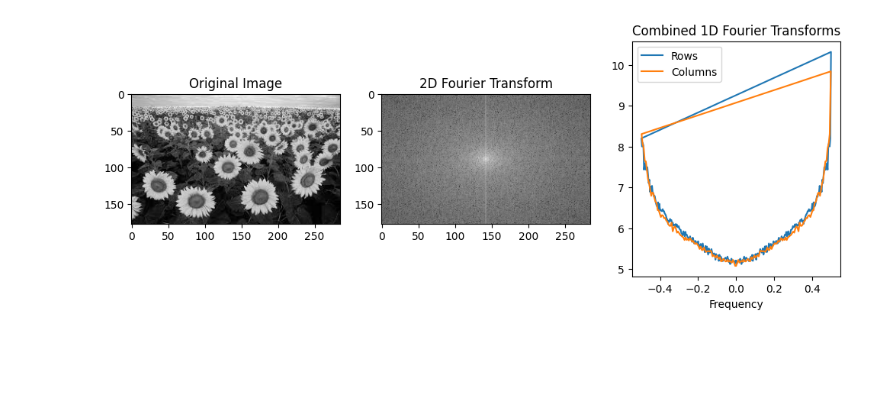
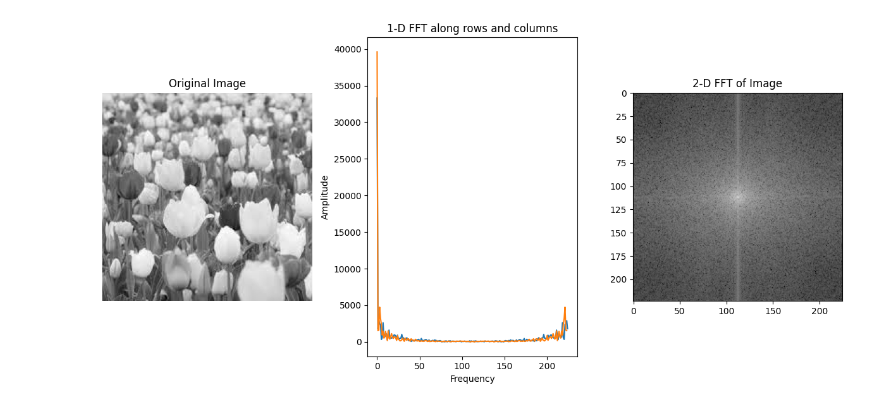
Before and after one commit to 4rjunc/CollegeLab, a Jupyter notebook: 7thSemLab/DIP/Q6.ipynb, the cells around one changed output. Cells and saved outputs as stored; diff of their text form; code cells hidden in the pictures; blank space fills up the shorter version.

```diff
--- a/7thSemLab/DIP/Q6.ipynb
+++ b/7thSemLab/DIP/Q6.ipynb
@@ -1,43 +1,34 @@
-# %%
-import numpy as np
-import imageio
-from scipy import fftpack
-import matplotlib.pyplot as plt
-
-image = imageio.imread("./images/flower1.jpeg", mode='L')
-
-# Convert the image to a NumPy array
-image_array = np.array(image)
-
-# Perform 2D Fourier Transform
-fft2d = fftpack.fft2(image)
-
-# Shift zero frequency components to the center for better visualization
-fft2d_shifted = fftpack.fftshift(fft2d)
-
-# Compute the magnitude spectrum for 2D FFT
-magnitude_spectrum_2d = np.log(np.abs(fft2d_shifted) + 1)
-# Display the results
-plt.figure(figsize=(12, 4))
-
-# Original Image
-plt.subplot(1, 3, 1)
-plt.imshow(image, cmap='gray')
-plt.title('Original Image')
-
-# 2D Fourier Transform
-plt.subplot(1, 3, 2)
-plt.imshow(magnitude_spectrum_2d, cmap='gray')
-plt.title('2D Fourier Transform')
-
-# Combined 1D Fourier Transforms along rows and columns
-plt.subplot(1, 3, 3)
-plt.plot(np.fft.fftfreq(image.shape[1]), np.log(np.abs(fftpack.fftshift(fftpack.fft(image, axis=1))).mean(axis=0) + 1), label='Rows')
-
-plt.plot(np.fft.fftfreq(image.shape[0]), np.log(np.abs(fftpack.fftshift(fftpack.fft(image, axis=0))).mean(axis=1) + 1), label='Columns')
-plt.title('Combined 1D Fourier Transforms')
-plt.xlabel('Frequency')
-plt.legend()
-plt.show()
-# %% [output]
-[figure, removed]
+# %%
+import cv2
+import numpy as np
+import matplotlib.pyplot as plt
+img = cv2.imread('./images/flower2.jpeg',0)
+
+fft_row = np.fft.fft(img,axis=1)
+fft_c = np.fft.fft(img,axis=0)
+
+plt.figure(figsize=(12,6))
+
+plt.subplot(131)
+plt.imshow(img, cmap='gray')
+plt.title('Original Image')
+plt.axis('off')
+
+plt.subplot(132)
+plt.title('1-D FFT along rows and columns')
+plt.plot(np.abs(fft_row[100]),label='Row fft')
+plt.plot(np.abs(fft_c[:,100]),label='columnb fft')
+plt.xlabel('Frequency')
+plt.ylabel('Amplitude')
+
+fft_img = np.fft.fft2(img)
+fft_shifted_img = np.fft.fftshift(fft_img)
+magnitude_spectrum = 20 *np.log(abs(fft_shifted_img))
+plt.subplot(133)
+plt.imshow(magnitude_spectrum,cmap='gray')
+plt.title('2-D FFT of Image')
+
+plt.tight_layout()
+plt.show()
+# %% [output]
+[figure, added]
```
